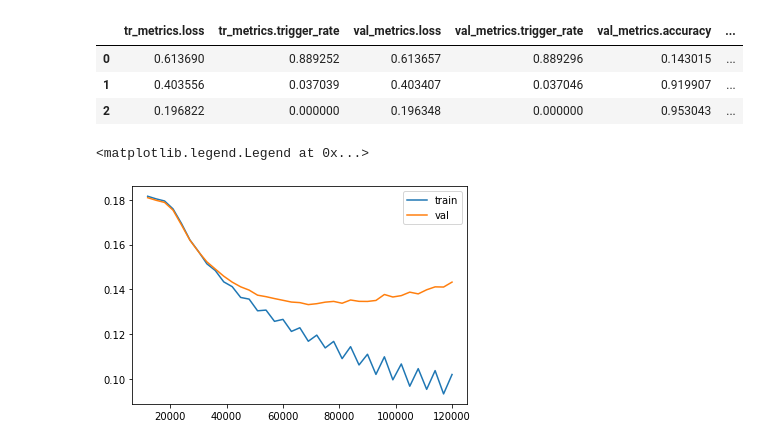
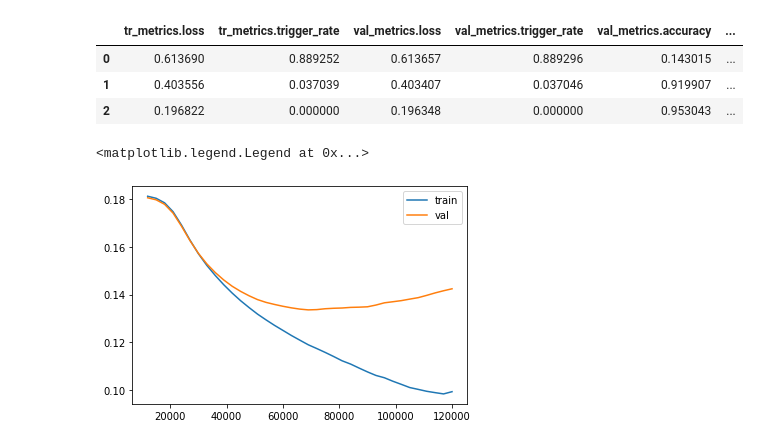
Before and after one commit to jsong336/emotion-bert, a Jupyter notebook: notebooks/main_bert_gru.ipynb, the cells around one changed output. Drawn from its saved outputs; the diff is of its cells as text; code cells hidden in the pictures.

```diff
--- a/notebooks/main_bert_gru.ipynb
+++ b/notebooks/main_bert_gru.ipynb
@@ -336,9 +336,11 @@ df.head(3)
 | 1 | 0.403556 | 0.037039 | 0.403407 | 0.037046 | 0.919907 | ... |
 | 2 | 0.196822 | 0.000000 | 0.196348 | 0.000000 | 0.953043 | ... |
 # %%
-plt.plot(df['checkpoint_id'][3:], df['tr_metrics.loss'][3:], label='train')
-plt.plot(df['checkpoint_id'][3:], df['val_metrics.loss'][3:], label='val')
+from scipy.ndimage import gaussian_filter1d
+
+plt.plot(df['checkpoint_id'][3:], gaussian_filter1d(df['tr_metrics.loss'][3:], 1), label='train')
+plt.plot(df['checkpoint_id'][3:], gaussian_filter1d(df['val_metrics.loss'][3:], 1), label='val')
 plt.legend()
 # %% [output]
 <matplotlib.legend.Legend at 0x...>
-[figure, old version]
+[figure, new version]
```
Also changed, not shown: parts of 9 cells of this notebook, 2 other files.
